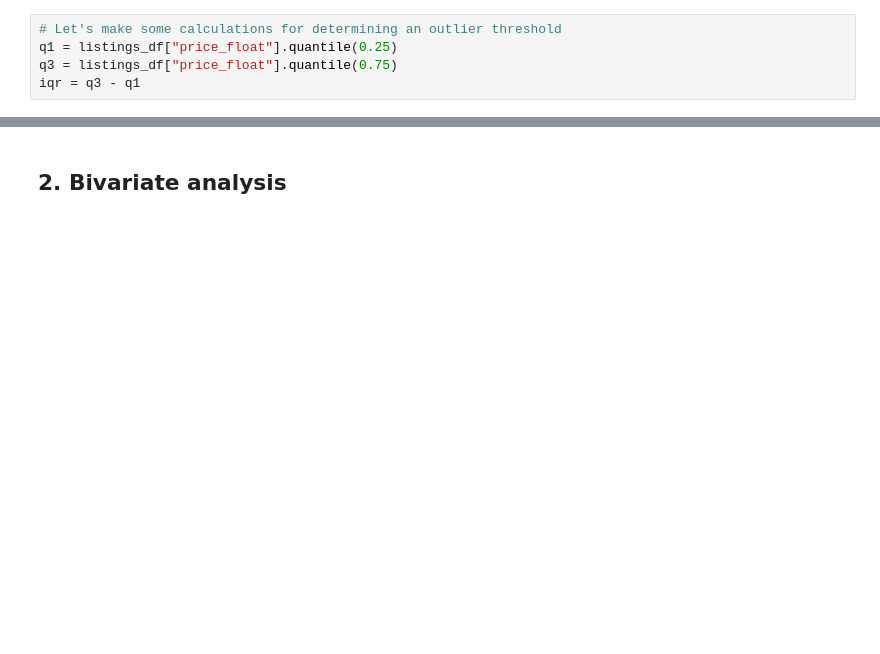
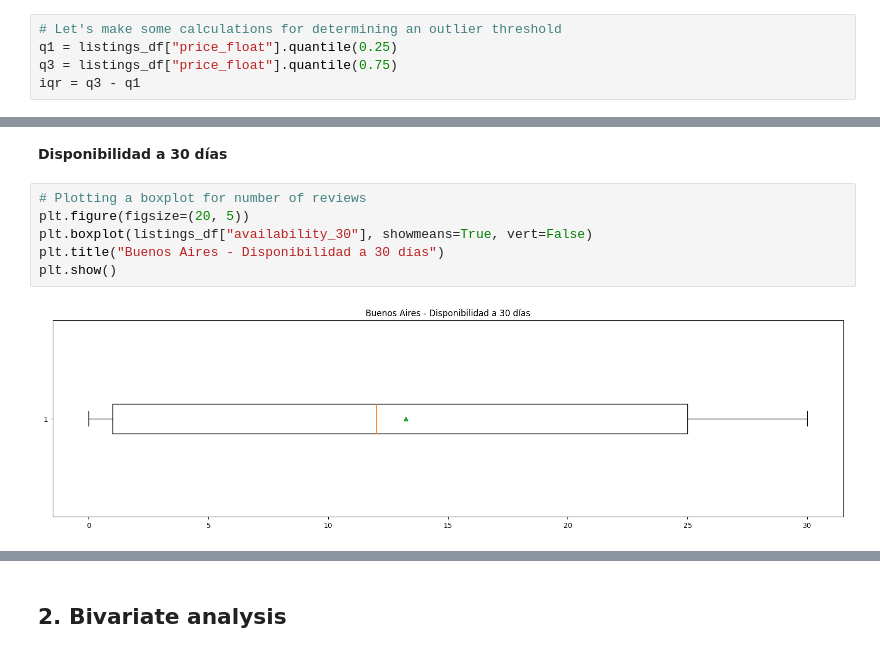
Before and after one commit to jvmorenot1/Taller1_Ciencia_Datos, a Jupyter notebook: Taller_1.ipynb, the cells around one changed output, grey strips where cells are left out. Saved outputs shown, nothing was run; the diff lists cells and outputs as text; blank space fills up the shorter version.

```diff
--- a/Taller_1.ipynb
+++ b/Taller_1.ipynb
@@ -77,0 +182,10 @@ plt.plot()
+# %% [markdown]
+**Disponibilidad a 30 días**
+# %%
+# Plotting a boxplot for number of reviews
+plt.figure(figsize=(20, 5))
+plt.boxplot(listings_df["availability_30"], showmeans=True, vert=False)
+plt.title("Buenos Aires - Disponibilidad a 30 días")
+plt.show()
+# %% [output]
+[figure, added]
```
Also changed, not shown: parts of 54 cells of this notebook.
